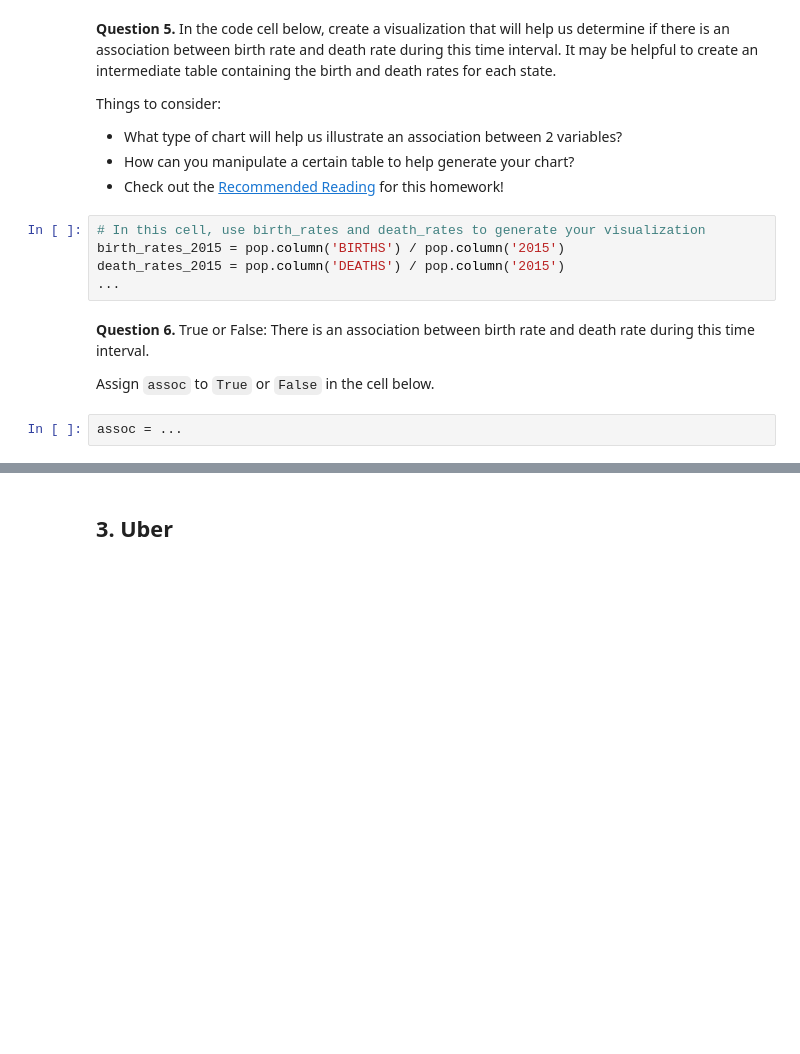
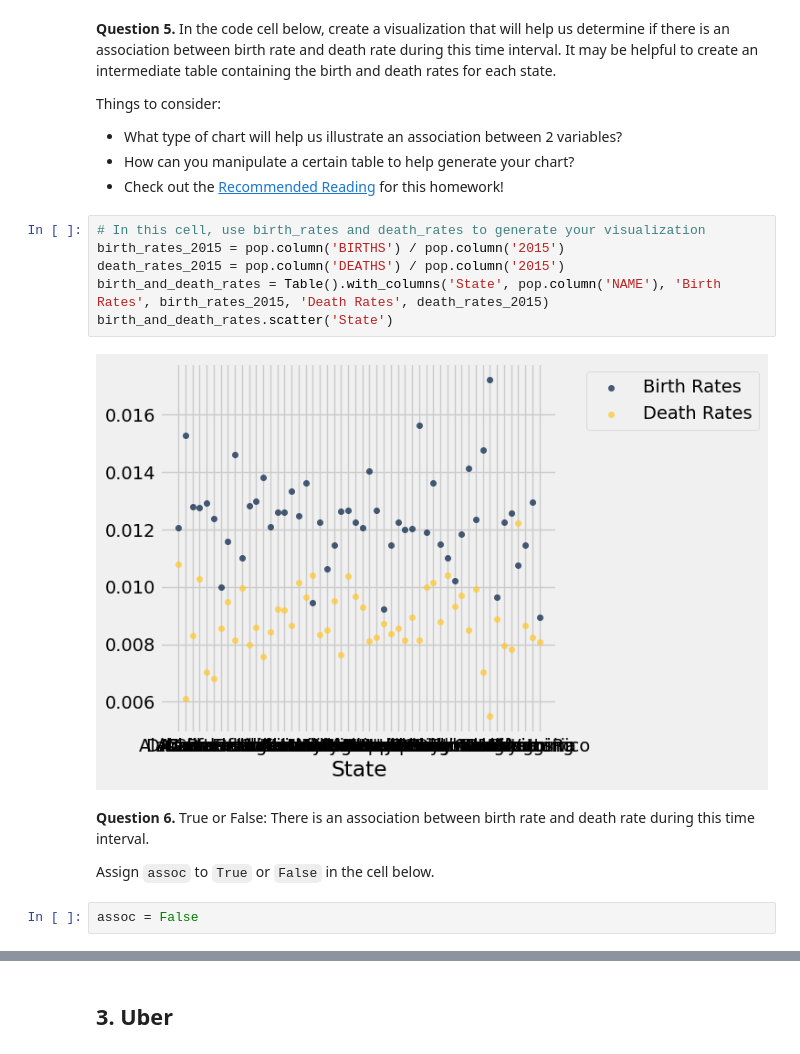
Before and after one commit to trentonbates/fall-24-data1350, a Jupyter notebook: Homework/hw03/hw03.ipynb, the cells around one changed output, grey strips where cells are left out. Saved outputs shown, nothing was run; the diff lists cells and outputs as text; blank space fills up the shorter version.

```diff
--- a/Homework/hw03/hw03.ipynb
+++ b/Homework/hw03/hw03.ipynb
@@ -264,8 +289,11 @@ Things to consider:
 # %%
 # In this cell, use birth_rates and death_rates to generate your visualization
 birth_rates_2015 = pop.column('BIRTHS') / pop.column('2015')
 death_rates_2015 = pop.column('DEATHS') / pop.column('2015')
-...
+birth_and_death_rates = Table().with_columns('State', pop.column('NAME'), 'Birth Rates', birth_rates_2015, 'Death Rates', death_rates_2015)
+birth_and_death_rates.scatter('State')
+# %% [output]
+[figure, added]
 # %% [markdown]
 <!-- END QUESTION -->
 
@@ -273,6 +301,6 @@ death_rates_2015 = pop.column('DEATHS') / pop.column('2015')
 
 Assign `assoc` to `True` or `False` in the cell below.
 # %%
-assoc = ...
+assoc = False
 # %%
 grader.check("q2_6")
```
Also changed, not shown: parts of 32 cells of this notebook, 2 other files.
